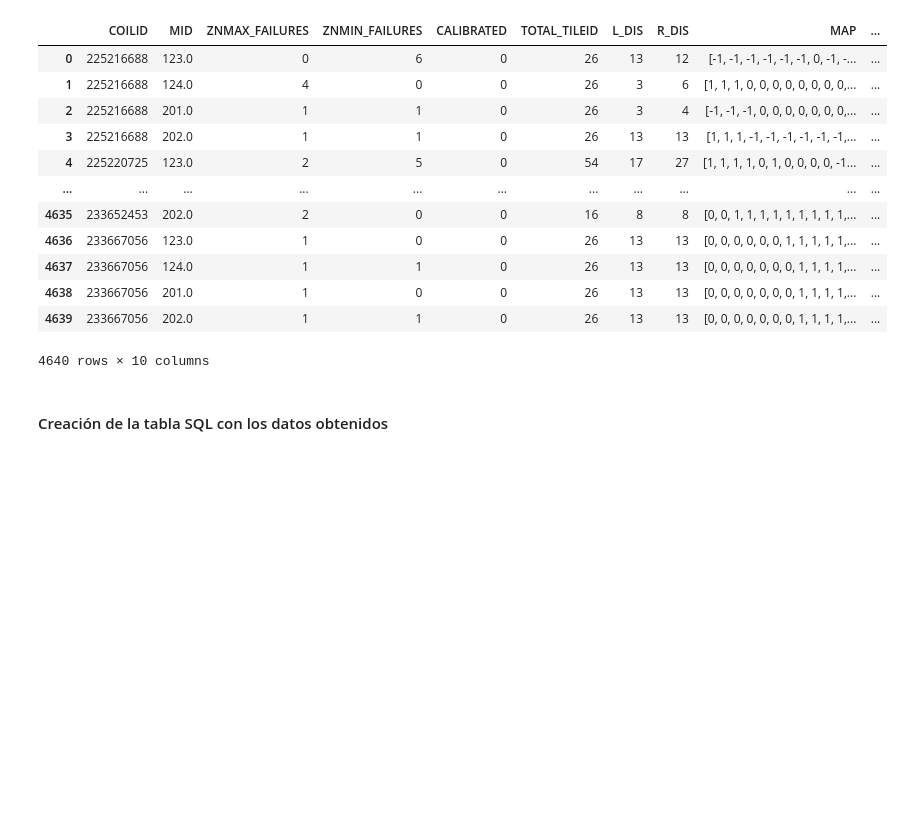
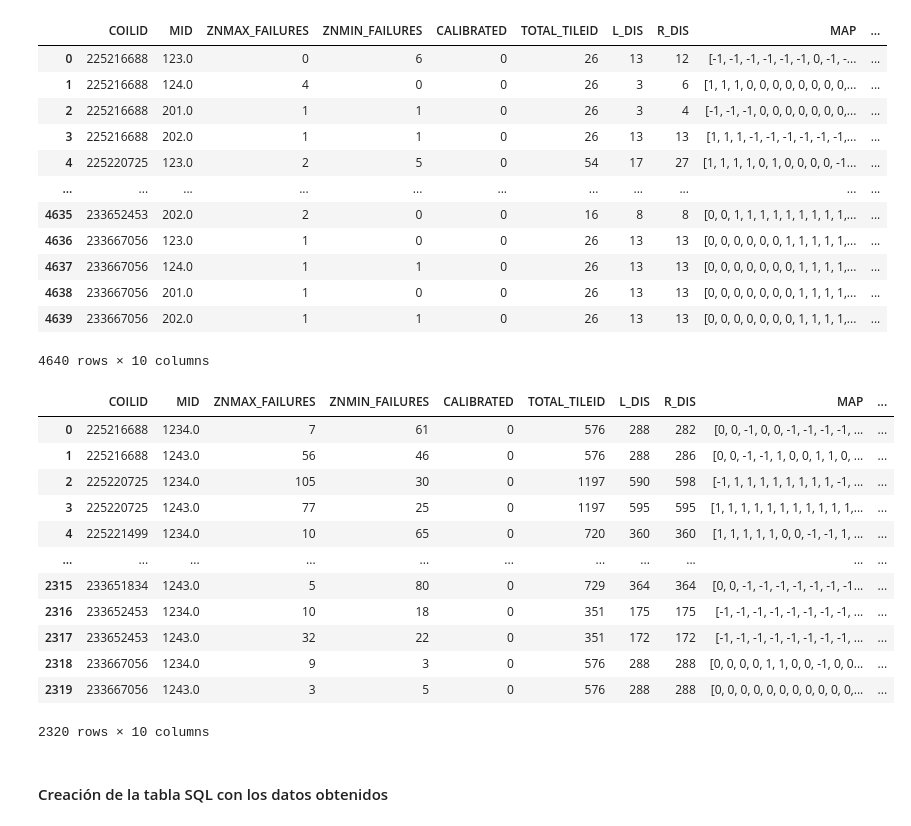
Before and after one commit to ifh1001/TFM, a Jupyter notebook: src/ObtencionCaracteristicas.ipynb, the cells around one changed output. Drawn from its saved outputs; the diff is of its cells as text; code cells hidden in the pictures; blank space fills up the shorter version.

Commit message:
Obtención de características de los datos 2D

```diff
--- a/src/ObtencionCaracteristicas.ipynb
+++ b/src/ObtencionCaracteristicas.ipynb
@@ -87,0 +90,5 @@ unoD
+# %%
+# Guardamos y mostramos los valores correspondientes a las imágenes 2D
+q03 = "SELECT * FROM GR_QPValues"
+dosD = pd.read_sql(q03,cnx)
+dosD
@@ -87,0 +109,4 @@ unoD
+# %%
+# Ordenamos el DF a través de la ID de la bobina, el número de teja y el número de sensor
+dosD = dosD.sort_values(['COILID', 'MID', 'TILEID']).reset_index(drop=True)
+dosD
@@ -240,6 +279,24 @@ Features1D
 | 4638 | 233667056 | 201.0 | 1 | 0 | 0 | 26 | 13 | 13 | [0, 0, 0, 0, 0, 0, 0, 1, 1, 1, 1,... | ... |
 | 4639 | 233667056 | 202.0 | 1 | 1 | 0 | 26 | 13 | 13 | [0, 0, 0, 0, 0, 0, 0, 1, 1, 1, 1,... | ... |
 4640 rows × 10 columns
+# %%
+# Características de los datos 2D
+Features2D = get_features(dosD, clasif)
+Features2D
+# %% [output]
+|  | COILID | MID | ZNMAX_FAILURES | ZNMIN_FAILURES | CALIBRATED | TOTAL_TILEID | L_DIS | R_DIS | MAP | ... |
+| 0 | 225216688 | 1234.0 | 7 | 61 | 0 | 576 | 288 | 282 | [0, 0, -1, 0, 0, -1, -1, -1, -1, ... | ... |
+| 1 | 225216688 | 1243.0 | 56 | 46 | 0 | 576 | 288 | 286 | [0, 0, -1, -1, 1, 0, 0, 1, 1, 0, ... | ... |
+| 2 | 225220725 | 1234.0 | 105 | 30 | 0 | 1197 | 590 | 598 | [-1, 1, 1, 1, 1, 1, 1, 1, 1, -1, ... | ... |
+| 3 | 225220725 | 1243.0 | 77 | 25 | 0 | 1197 | 595 | 595 | [1, 1, 1, 1, 1, 1, 1, 1, 1, 1, 1,... | ... |
+| 4 | 225221499 | 1234.0 | 10 | 65 | 0 | 720 | 360 | 360 | [1, 1, 1, 1, 1, 0, 0, -1, -1, 1, ... | ... |
+| ... | ... | ... | ... | ... | ... | ... | ... | ... | ... | ... |
+| 2315 | 233651834 | 1243.0 | 5 | 80 | 0 | 729 | 364 | 364 | [0, 0, -1, -1, -1, -1, -1, -1, -1... | ... |
+| 2316 | 233652453 | 1234.0 | 10 | 18 | 0 | 351 | 175 | 175 | [-1, -1, -1, -1, -1, -1, -1, -1, ... | ... |
+| 2317 | 233652453 | 1243.0 | 32 | 22 | 0 | 351 | 172 | 172 | [-1, -1, -1, -1, -1, -1, -1, -1, ... | ... |
+| 2318 | 233667056 | 1234.0 | 9 | 3 | 0 | 576 | 288 | 288 | [0, 0, 0, 0, 1, 1, 0, 0, -1, 0, 0... | ... |
+| 2319 | 233667056 | 1243.0 | 3 | 5 | 0 | 576 | 288 | 288 | [0, 0, 0, 0, 0, 0, 0, 0, 0, 0, 0,... | ... |
+2320 rows × 10 columns
 # %% [markdown]
 #### Creación de la tabla SQL con los datos obtenidos
 # %%
```
Also changed, not shown: parts of 6 cells of this notebook.
